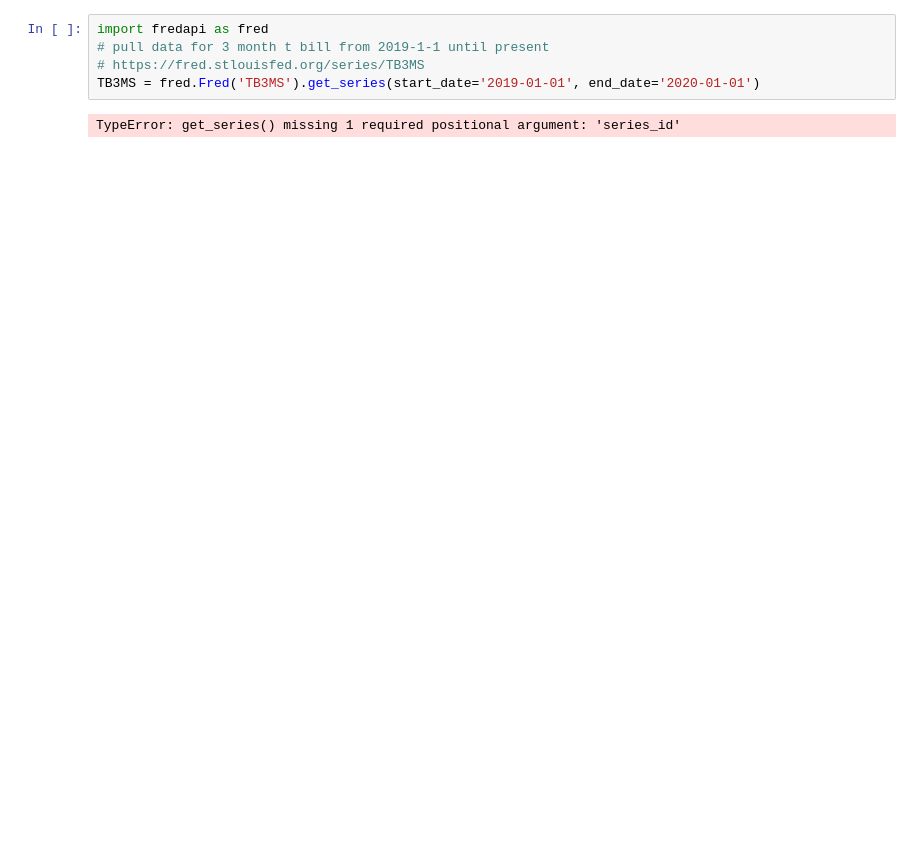
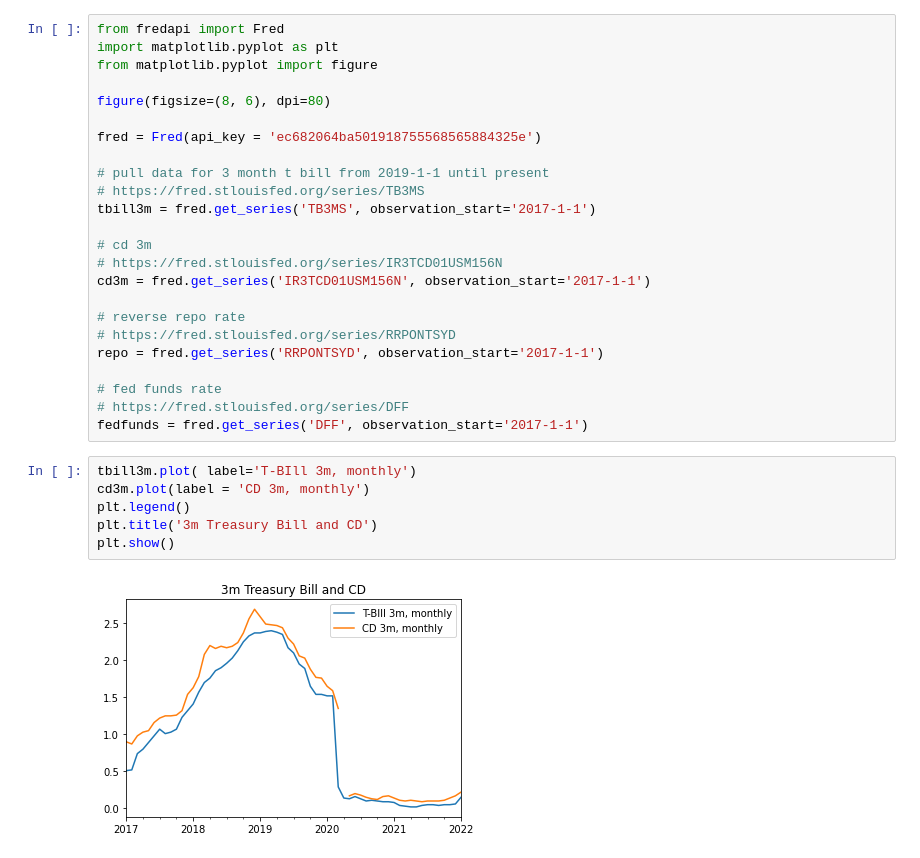
Before and after one commit to algo-dude/mafi_ML, a Jupyter notebook: Feb/fedrates.ipynb, the cells around one changed output. Drawn from its saved outputs; the diff is of its cells as text; blank space fills up the shorter version.

```diff
--- a/Feb/fedrates.ipynb
+++ b/Feb/fedrates.ipynb
@@ -1,7 +1,32 @@
-# %%
-import fredapi as fred
-# pull data for 3 month t bill from 2019-1-1 until present
-# https://fred.stlouisfed.org/series/TB3MS
-TB3MS = fred.Fred('TB3MS').get_series(start_date='2019-01-01', end_date='2020-01-01')
-# %% [output]
-TypeError: get_series() missing 1 required positional argument: 'series_id'
+# %%
+from fredapi import Fred
+import matplotlib.pyplot as plt
+from matplotlib.pyplot import figure
+
+figure(figsize=(8, 6), dpi=80)
+
+fred = Fred(api_key = 'ec682064ba501918755568565884325e')
+
+# pull data for 3 month t bill from 2019-1-1 until present
+# https://fred.stlouisfed.org/series/TB3MS
+tbill3m = fred.get_series('TB3MS', observation_start='2017-1-1')
+
+# cd 3m
+# https://fred.stlouisfed.org/series/IR3TCD01USM156N
+cd3m = fred.get_series('IR3TCD01USM156N', observation_start='2017-1-1')
+
+# reverse repo rate
+# https://fred.stlouisfed.org/series/RRPONTSYD
+repo = fred.get_series('RRPONTSYD', observation_start='2017-1-1')
+
+# fed funds rate
+# https://fred.stlouisfed.org/series/DFF
+fedfunds = fred.get_series('DFF', observation_start='2017-1-1')
+# %%
+tbill3m.plot( label='T-BIll 3m, monthly')
+cd3m.plot(label = 'CD 3m, monthly')
+plt.legend()
+plt.title('3m Treasury Bill and CD')
+plt.show()
+# %% [output]
+[figure, added]
```
Also changed, not shown: parts of 6 cells of this notebook, 1 other file.
